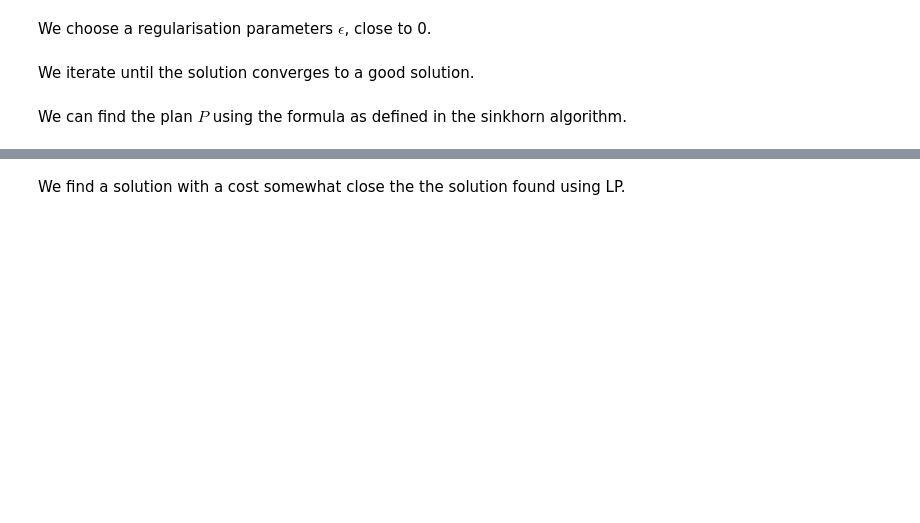
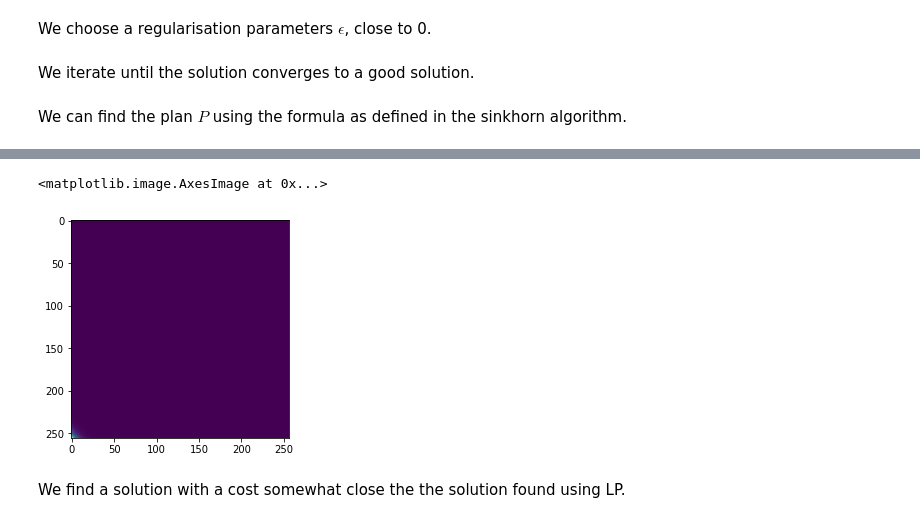
Before and after one commit to NightWinkle/optimal_transport, a Jupyter notebook: otsh/Sinkhorn.ipynb, the cells around one changed output, grey strips where cells are left out. Saved outputs shown, nothing was run; the diff lists cells and outputs as text; code cells hidden in the pictures; blank space fills up the shorter version.

```diff
--- a/otsh/Sinkhorn.ipynb
+++ b/otsh/Sinkhorn.ipynb
@@ -86,3 +100,8 @@ Total cost : 0.3389781836120558
+# %%
+plt.imshow(P)
+# %% [output]
+<matplotlib.image.AxesImage at 0x...>
+[figure, added]
 # %% [markdown]
 We find a solution with a cost somewhat close the the solution found using LP.
 # %%
```
Also changed, not shown: parts of 25 cells of this notebook, 8 other files.
